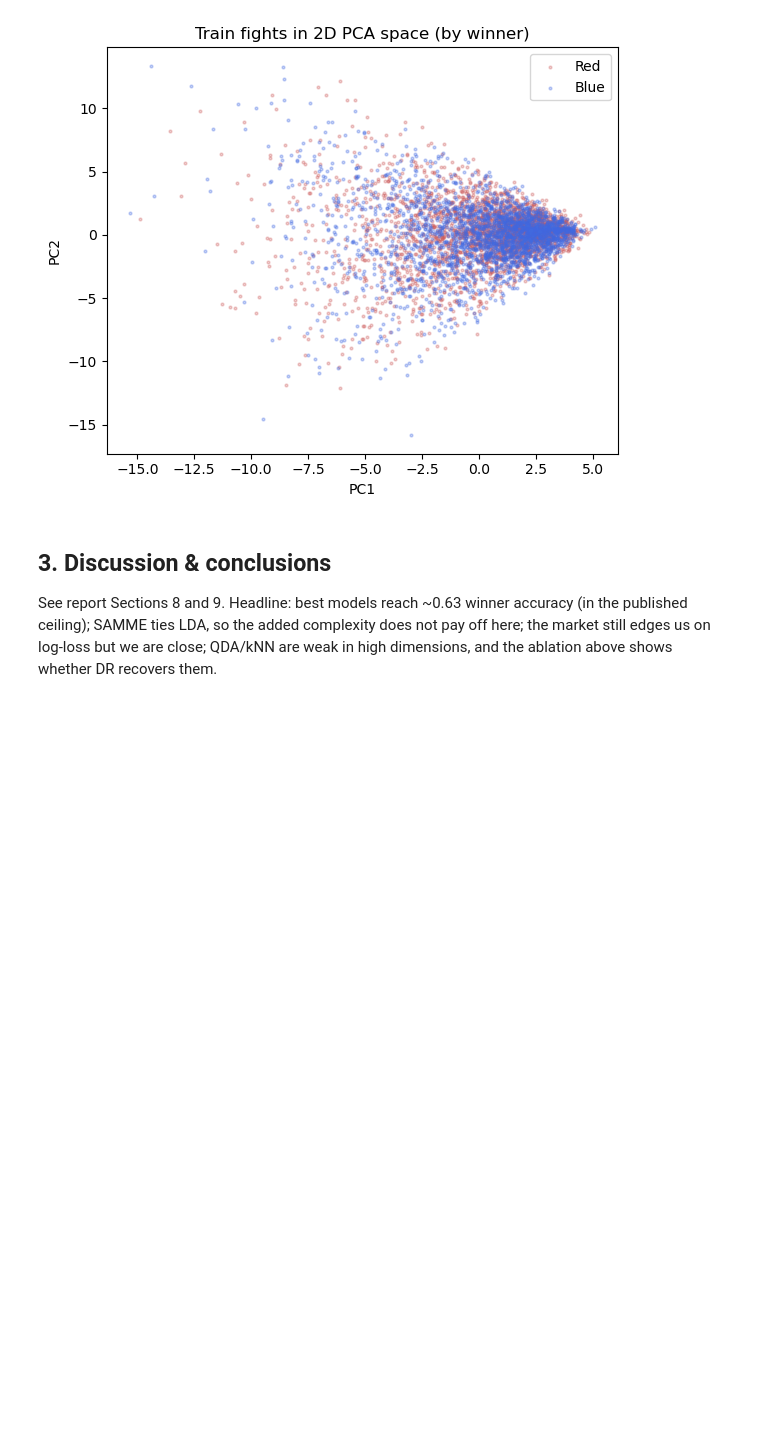
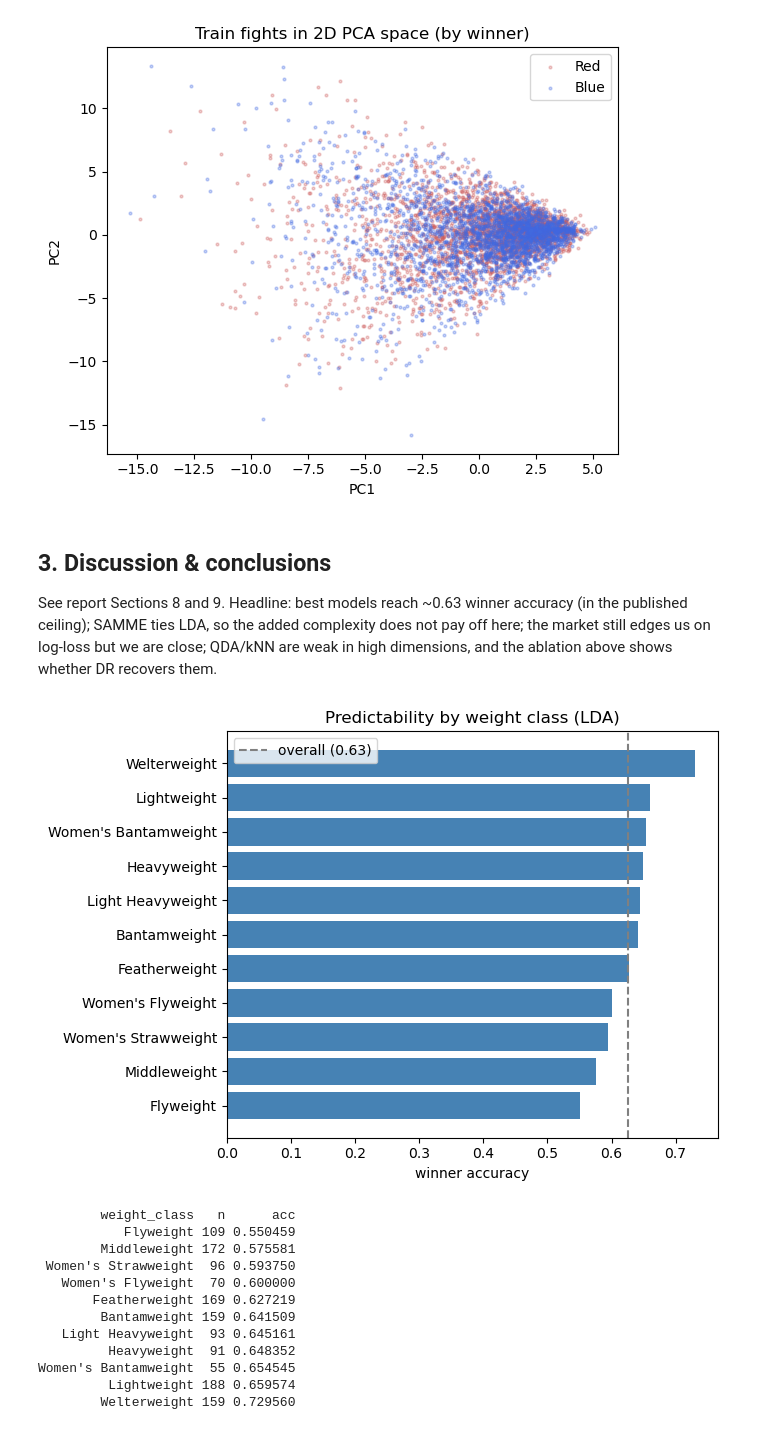
Before and after one commit to lcubrilo/PRML-Projekat, a Jupyter notebook: notebooks/04_results.ipynb, the cells around one changed output. Saved outputs shown, nothing was run; the diff lists cells and outputs as text; code cells hidden in the pictures; blank space fills up the shorter version.

```diff
--- a/notebooks/04_results.ipynb
+++ b/notebooks/04_results.ipynb
@@ -94,3 +94,34 @@ plt.tight_layout(); save_fig('pca_2d'); plt.show()
 # %% [markdown]
 ## 3. Discussion & conclusions
 See report Sections 8 and 9. Headline: best models reach ~0.63 winner accuracy (in the published ceiling); SAMME ties LDA, so the added complexity does not pay off here; the market still edges us on log-loss but we are close; QDA/kNN are weak in high dimensions, and the ablation above shows whether DR recovers them.
+# %%
+# Predictability by weight class (LDA winner accuracy on test)
+from src.data.load import load_clean
+from src.baselines import GaussianClassifier
+df_raw, _ = load_clean()
+lda = GaussianClassifier('lda').fit(ds.X_train.values, ds.y_train.values)
+pwin = collapse_winner(lda.predict(ds.X_test.values)); ywin2 = collapse_winner(ds.y_test.values)
+wc = df_raw.loc[ds.test_index, 'weight_class']
+rows = [(w, (wc==w).sum(), accuracy(ywin2[(wc==w).values], pwin[(wc==w).values]))
+        for w in wc.unique() if (wc==w).sum() >= 40]
+wcdf = pd.DataFrame(rows, columns=['weight_class','n','acc']).sort_values('acc')
+fig, ax = plt.subplots(figsize=(7, 5))
+ax.barh(wcdf['weight_class'], wcdf['acc'], color='steelblue')
+ax.axvline(0.626, ls='--', c='grey', label='overall (0.63)')
+ax.set_xlabel('winner accuracy'); ax.legend(); ax.set_title('Predictability by weight class (LDA)')
+plt.tight_layout(); save_fig('accuracy_by_weightclass'); plt.show()
+print(wcdf.to_string(index=False))
+# %% [output]
+[figure, added]
+        weight_class   n      acc
+           Flyweight 109 0.550459
+        Middleweight 172 0.575581
+ Women's Strawweight  96 0.593750
+   Women's Flyweight  70 0.600000
+       Featherweight 169 0.627219
+        Bantamweight 159 0.641509
+   Light Heavyweight  93 0.645161
+         Heavyweight  91 0.648352
+Women's Bantamweight  55 0.654545
+         Lightweight 188 0.659574
+        Welterweight 159 0.729560
```
Also changed, not shown: parts of 1 cell of this notebook, 6 other files.
